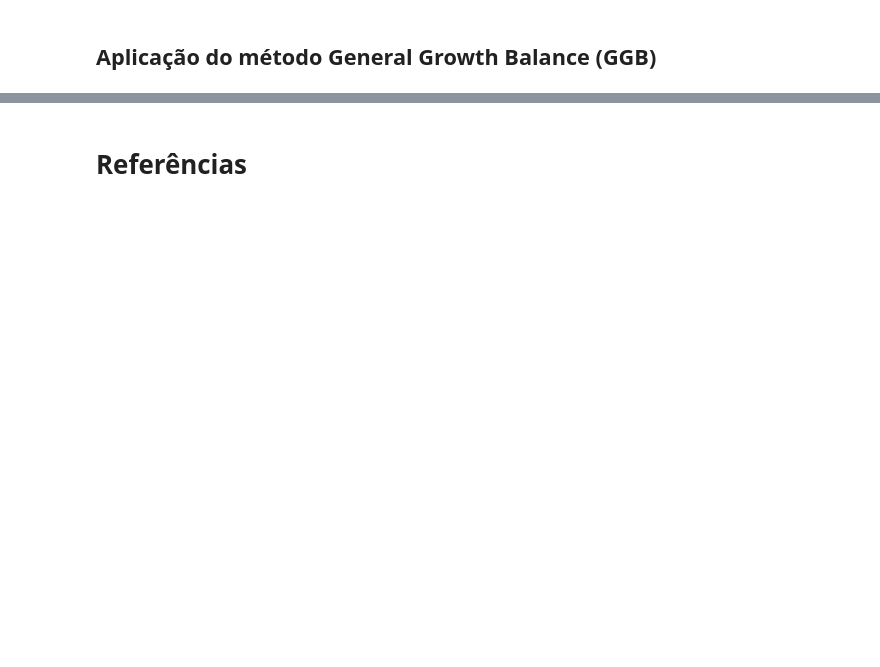
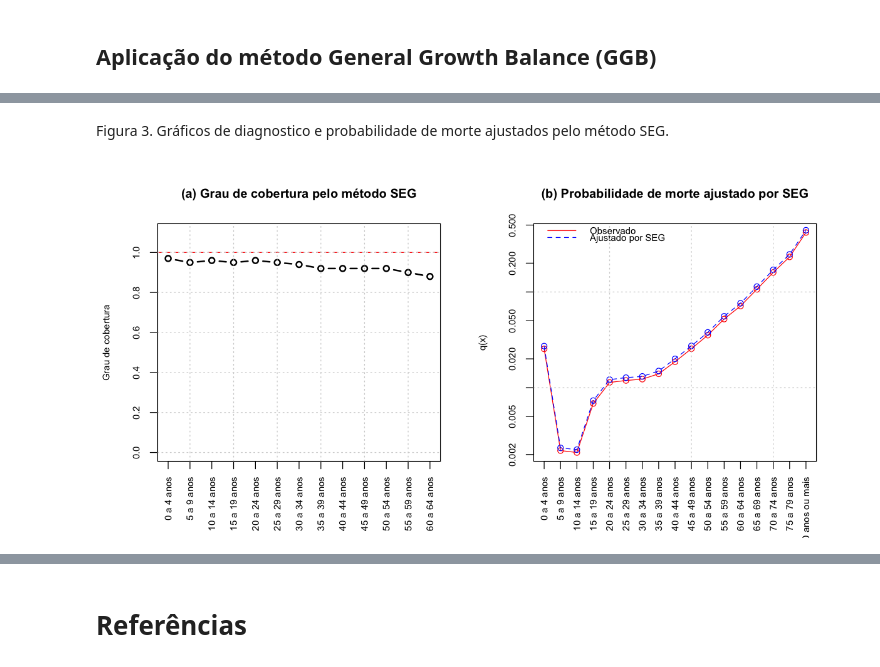
Before and after one commit to cbeluzo/DM003, a Jupyter notebook: Lab2/LAB2_DM003.ipynb, the cells around one changed output, grey strips where cells are left out. Drawn from its saved outputs; the diff is of its cells as text; code cells hidden in the pictures; blank space fills up the shorter version.

```diff
--- a/Lab2/LAB2_DM003.ipynb
+++ b/Lab2/LAB2_DM003.ipynb
@@ -705,0 +617,19 @@ O método é um caso particular do método mais geral de  Generalized Growth Bal
+# %%
+# Ajustada com referencia 30 a 69 anos
+# TEM observada
+tabSEG$temj = round(tabSEG$mortes/round(sqrt(as.numeric(tabSEG$pop1) * as.numeric(tabSEG$pop2))), 5)
+
+# TEM ajustada
+tabSEG$bhadj = round(tabSEG$temj / mean(tabSEG$Cx[2:14]) ,5)
+
+# Probabilidade de morte q(x)
+# 5qa observado
+tabSEG$q_a_obs = round(tabSEG$temj*10/(2+5*tabSEG$temj), 5)
+
+# 5qa ajustado SEG
+tabSEG$q_a_adj = round(tabSEG$bhadj*10/(2+5*tabSEG$bhadj), 5)
+
+tabAux = tabSEG
+colnames(tabAux) <- c("Idade", "N(t1)", "N(t2)", "D(x)", "N(x)", "r(x)", "r(x+)", "d(x)", "N'(x)", "c(x)",
+                   "TEM observada", "TEM ajustada", "q(x) observada", "q(x) ajustado")
+tabAux[c(1,11,12,13,14)]
@@ -705,0 +655,40 @@ O método é um caso particular do método mais geral de  Generalized Growth Bal
+# %% [markdown]
+Figura 3. Gráficos de diagnostico e probabilidade de morte ajustados pelo método SEG.
+# %%
+par(mfrow=c(1,2))
+fontSize = .75
+options(repr.plot.width=10, repr.plot.height=5)
+
+x = tabSEG$idade#[2:14]
+
+# --------------------------------------
+plot(tabSEG$Cx[2:14], type='b', lwd=2, xaxt="n",
+     ylim=c(0,1.1),
+     main='(a) Grau de cobertura pelo método SEG', xlab='', ylab='Grau de cobertura',
+     cex.lab=fontSize, cex.axis=fontSize, cex.main=1, cex.sub=fontSize)
+
+abline(h=1,lty=2, col='red')
+axis(1, at=c(1,2,3,4,5,6,7,8,9,10,11,12,13,14,15,16,17), labels=x, las=2, cex.axis=fontSize)
+grid()
+
+# --------------------------------------
+# Probabilidade de morte q(x)
+y = tabSEG$q_a_obs#[1:14]
+y1 = tabSEG$q_a_adj#[1:14]
+
+# q(x) observado
+plot(y, type = "o", col = "red", xlab = "", ylab = "q(x)", xaxt="n", log="y",
+#     ylim=c(0,1.1),
+     main = "(b) Probabilidade de morte ajustado por SEG",
+     cex.lab=fontSize, cex.axis=fontSize, cex.main=1, cex.sub=fontSize)
+
+# q(x) Ajustado
+lines(y1, type = "o", lty = 2, col = "blue")
+
+legend("topleft", legend=c("Observado", "Ajustado por SEG"),
+       col=c("red", "blue"), lty = 1:2, cex=fontSize,  bty = "n")
+
+axis(1, at=c(1,2,3,4,5,6,7,8,9,10,11,12,13,14,15,16,17), labels=x, las=2, cex.axis=fontSize)
+grid()
+# %% [output]
+[figure, added]
```
Also changed, not shown: parts of 79 cells of this notebook.
